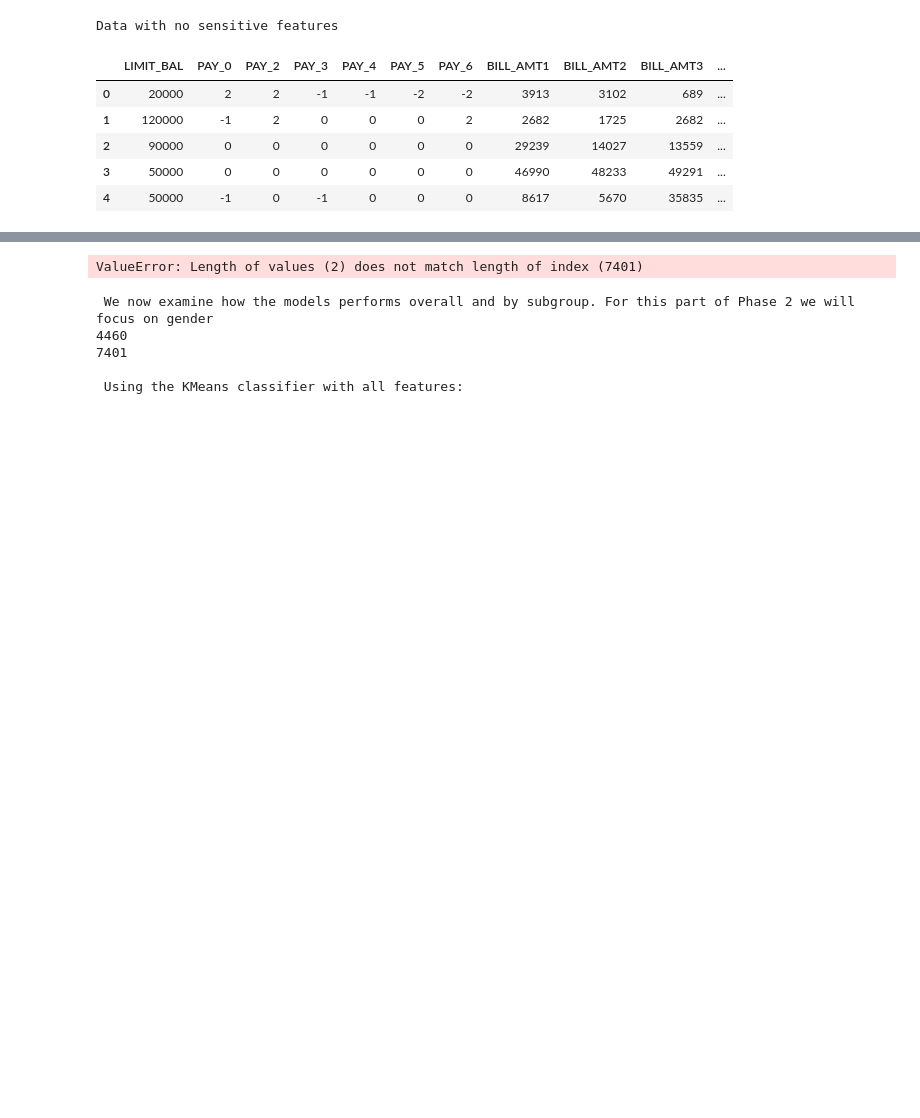
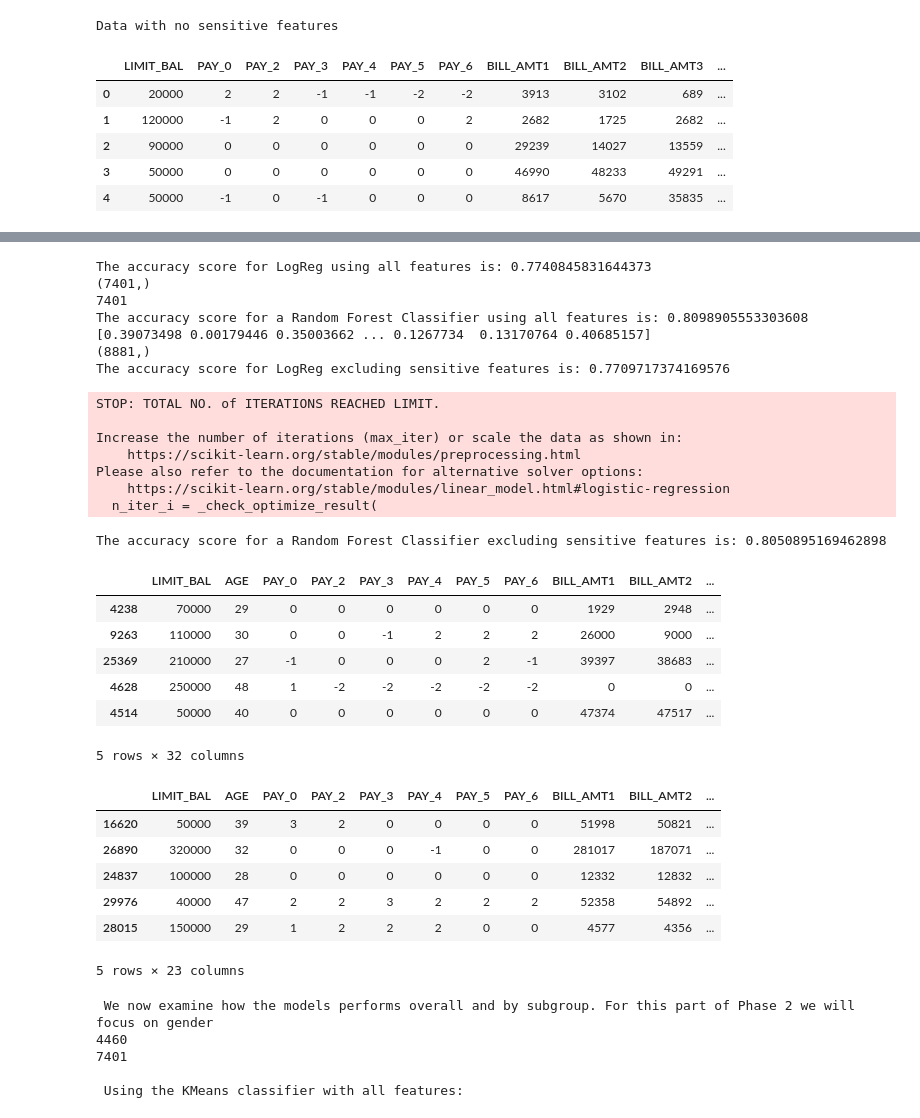
Before and after one commit to dylancvb/credit_risk_prediction, a Jupyter notebook: phase2again.ipynb, the cells around one changed output, grey strips where cells are left out. Saved outputs shown, nothing was run; the diff lists cells and outputs as text; code cells hidden in the pictures; blank space fills up the shorter version.

```diff
--- a/phase2again.ipynb
+++ b/phase2again.ipynb
@@ -482,42 +483,50 @@ Data with no sensitive features
 | 3 | 50000 | 0 | 0 | 0 | 0 | 0 | 0 | 46990 | 48233 | 49291 | ... |
 | 4 | 50000 | -1 | 0 | -1 | 0 | 0 | 0 | 8617 | 5670 | 35835 | ... |
 # %%
+threshold = 0.5
 results_all = pd.DataFrame(X_test)
 results_all["Ground Truth"] =  y_test
 results_no_sensitive = pd.DataFrame(X_test1)
 results_no_sensitive["Ground Truth"] =  y_test1
 
 # All Data
-logreg = KMeans(n_clusters = 2, n_init = 10)
-km.fit(X_train)
-preds = km.predict(X_test)
-results_all['KMeans All Vars Predictions'] = preds
+logreg = LogisticRegression(penalty=None, max_iter = 1000).fit(X_train,y_train)
+probs = logreg.predict_proba(X_test)[:,1]
+results_all['Logistic Regression All Vars Prob'] = probs
+preds = (probs > threshold).astype(int)
 #statistical_parity_difference(y_test, preds, prot_attr=protected_cols )
-print("The accuracy score for KMeans using all features is:", accuracy_score(preds, y_test))
+print("The accuracy score for LogReg using all features is:", accuracy_score(preds, y_test))
 
 rf = RandomForestClassifier(n_estimators=100,)
 rf.fit(X_train, y_train)
-preds = rf.predict_proba(X_test)[:,1]
-print(preds)
-print (preds.shape)
-results_all['RF All Vars Predictions'] = preds
-print("The accuracy score for a Random Forest Classifier using all features is:", accuracy_score(preds, y_test))
-print (preds)
+probs = rf.predict_proba(X_test)[:,1]
+results_all['RF All Vars Prob'] = probs
+print(probs.shape)
+print(len(y_test))
+preds = (probs > threshold).astype(int)
+results_all['RF All Vars Pred'] = preds
+
+print("The accuracy score for a Random Forest Classifier using all features is:", accuracy_score(preds, np.array(y_test)))
 
 
 # No sensitive features
-km1 = KMeans(n_clusters = 2, n_init = 10 )
-km.fit(X_train1)
-preds = km.predict(X_test1)
-results_no_sensitive['KMeans No Sensitive Vars Predictions'] = preds
-print("The accuracy score for KMeans excluding sensitive features is:", accuracy_score(preds, y_test1))
+logreg1 = LogisticRegression(penalty=None,max_iter = 1000).fit(X_train1,y_train1)
+probs = logreg1.predict_proba(X_test1)[:,1]
+results_no_sensitive['Logistic Regression No Sensitive Vars Prob'] = probs
+#statistical_parity_difference(y_test, preds, prot_attr=protected_cols )
+print(probs)
+print(probs.shape)
+preds = (probs > threshold).astype(int)
+results_no_sensitive['Logistic Regression No Sensitive Vars Pred'] = preds
+print("The accuracy score for LogReg excluding sensitive features is:", accuracy_score(preds, y_test1))
 
 rf1 = RandomForestClassifier(n_estimators=100,)
 rf.fit(X_train1, y_train1)
-preds = rf.predict_proba(X_test1)[:, 1]
-results_no_sensitive['RF No Sensitive Vars Predictions'] = preds
+probs = rf.predict_proba(X_test1)[:, 1]
+results_no_sensitive['RF No Sensitive Vars Prob'] = probs
+preds = (probs > threshold).astype(int)
 print("The accuracy score for a Random Forest Classifier excluding sensitive features is:", accuracy_score(preds, y_test1))
-
+results_no_sensitive['RF No Sensitive Vars Pred'] = preds
 display(results_all.head())
 display(results_no_sensitive.head())
 # %% [output]
@@ -527,4 +540,32 @@ The accuracy score for KMeans using all features is: 0.6924739900013511
-ValueError: Length of values (2) does not match length of index (7401)
+The accuracy score for LogReg using all features is: 0.7740845831644373
+(7401,)
+7401
+The accuracy score for a Random Forest Classifier using all features is: 0.8098905553303608
+[0.39073498 0.00179446 0.35003662 ... 0.1267734  0.13170764 0.40685157]
+(8881,)
+The accuracy score for LogReg excluding sensitive features is: 0.7709717374169576
+STOP: TOTAL NO. of ITERATIONS REACHED LIMIT.
+
+Increase the number of iterations (max_iter) or scale the data as shown in:
+    https://scikit-learn.org/stable/modules/preprocessing.html
+Please also refer to the documentation for alternative solver options:
+    https://scikit-learn.org/stable/modules/linear_model.html#logistic-regression
+  n_iter_i = _check_optimize_result(
+The accuracy score for a Random Forest Classifier excluding sensitive features is: 0.8050895169462898
+|  | LIMIT_BAL | AGE | PAY_0 | PAY_2 | PAY_3 | PAY_4 | PAY_5 | PAY_6 | BILL_AMT1 | BILL_AMT2 | ... |
+| 4238 | 70000 | 29 | 0 | 0 | 0 | 0 | 0 | 0 | 1929 | 2948 | ... |
+| 9263 | 110000 | 30 | 0 | 0 | -1 | 2 | 2 | 2 | 26000 | 9000 | ... |
+| 25369 | 210000 | 27 | -1 | 0 | 0 | 0 | 2 | -1 | 39397 | 38683 | ... |
+| 4628 | 250000 | 48 | 1 | -2 | -2 | -2 | -2 | -2 | 0 | 0 | ... |
+| 4514 | 50000 | 40 | 0 | 0 | 0 | 0 | 0 | 0 | 47374 | 47517 | ... |
+5 rows × 32 columns
+|  | LIMIT_BAL | AGE | PAY_0 | PAY_2 | PAY_3 | PAY_4 | PAY_5 | PAY_6 | BILL_AMT1 | BILL_AMT2 | ... |
+| 16620 | 50000 | 39 | 3 | 2 | 0 | 0 | 0 | 0 | 51998 | 50821 | ... |
+| 26890 | 320000 | 32 | 0 | 0 | 0 | -1 | 0 | 0 | 281017 | 187071 | ... |
+| 24837 | 100000 | 28 | 0 | 0 | 0 | 0 | 0 | 0 | 12332 | 12832 | ... |
+| 29976 | 40000 | 47 | 2 | 2 | 3 | 2 | 2 | 2 | 52358 | 54892 | ... |
+| 28015 | 150000 | 29 | 1 | 2 | 2 | 2 | 0 | 0 | 4577 | 4356 | ... |
+5 rows × 23 columns
 # %%
 # Fairness Metrics (Part (3b))
 print ("\n We now examine how the models performs overall and by subgroup. For this part of Phase 2 we will focus on gender")
```
Also changed, not shown: parts of 2 cells of this notebook.
